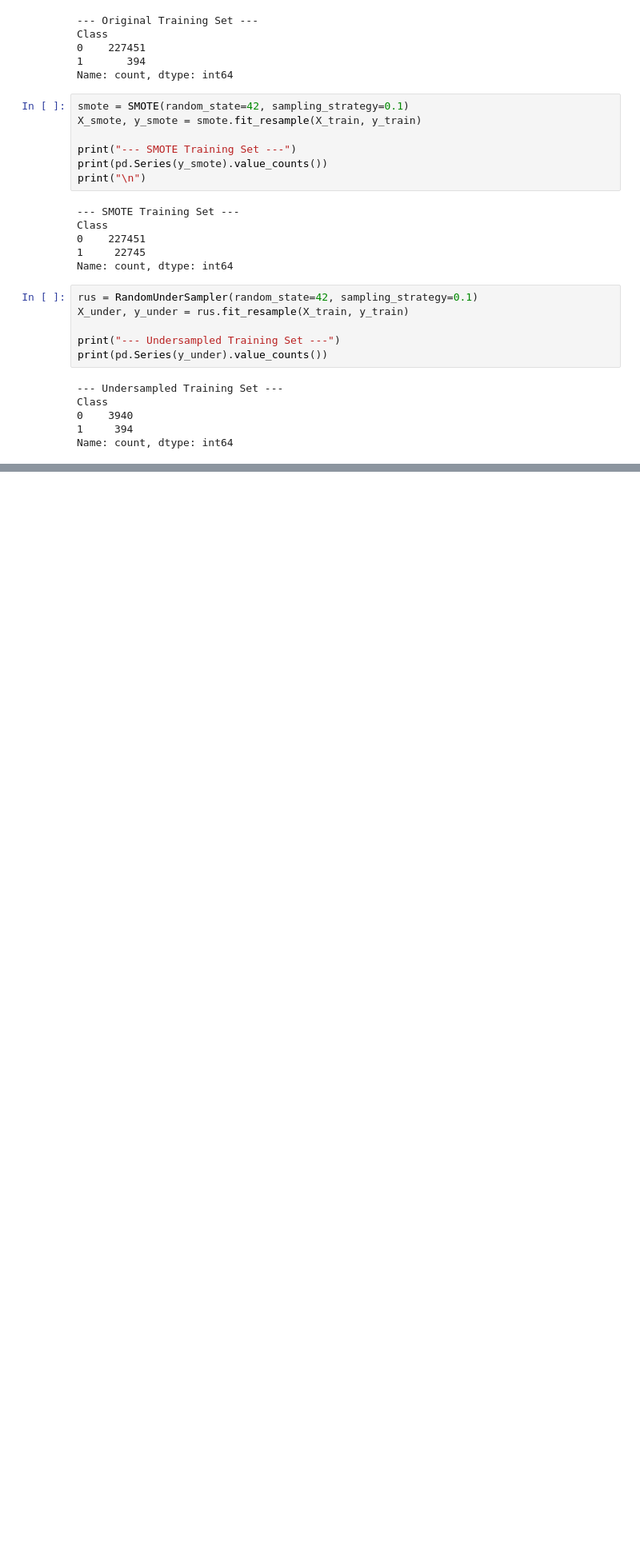
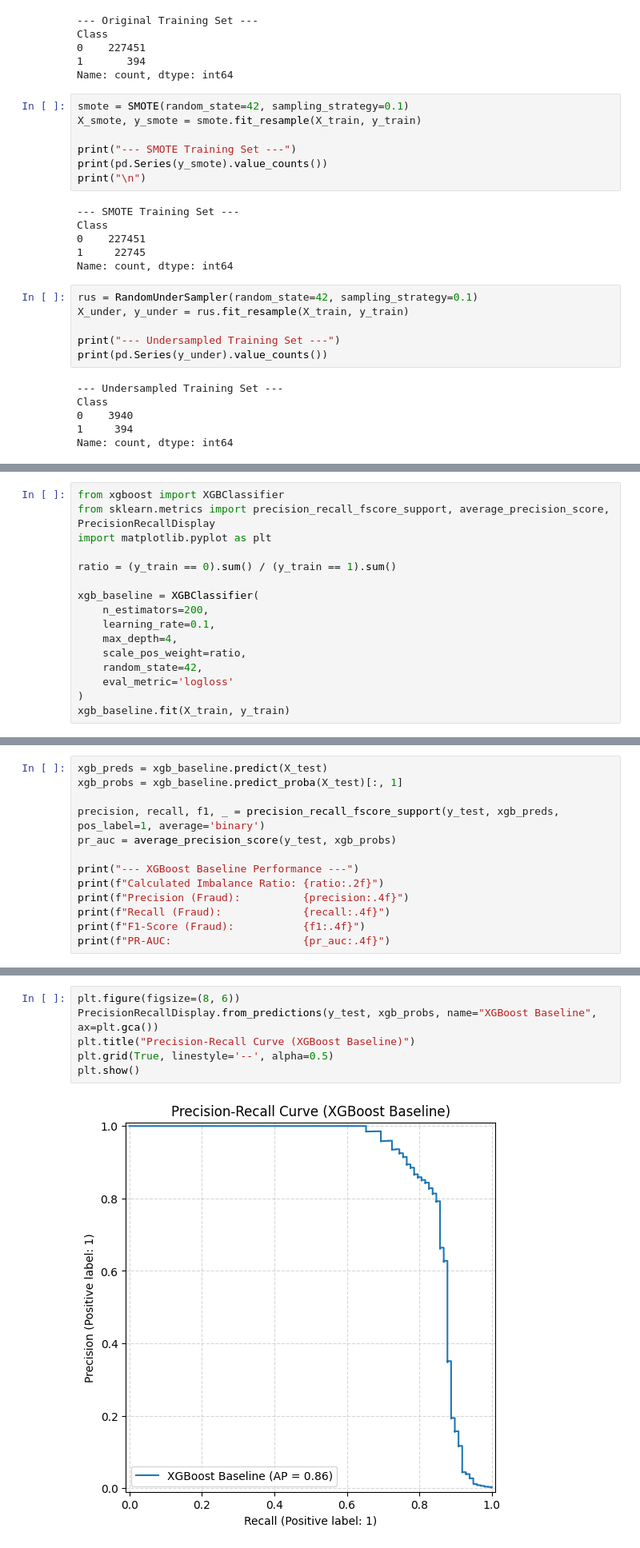
Before and after one commit to Parth-M-M/Rnw, a Jupyter notebook: algorithms/Superviced learning/practical exam/practicalexam.ipynb, the cells around one changed output, grey strips where cells are left out. Shown at 80% size. Saved outputs shown, nothing was run; the diff lists cells and outputs as text; blank space fills up the shorter version.

```diff
--- a/algorithms/Superviced learning/practical exam/practicalexam.ipynb
+++ b/algorithms/Superviced learning/practical exam/practicalexam.ipynb
@@ -291,0 +359,16 @@ Undersampled                   0.3398  0.8878    0.4915  0.7456
+# %%
+from xgboost import XGBClassifier
+from sklearn.metrics import precision_recall_fscore_support, average_precision_score, PrecisionRecallDisplay
+import matplotlib.pyplot as plt
+
+ratio = (y_train == 0).sum() / (y_train == 1).sum()
+
+xgb_baseline = XGBClassifier(
+    n_estimators=200,
+    learning_rate=0.1,
+    max_depth=4,
+    scale_pos_weight=ratio,
+    random_state=42,
+    eval_metric='logloss'
+)
+xgb_baseline.fit(X_train, y_train)
@@ -291,0 +388,13 @@ Undersampled                   0.3398  0.8878    0.4915  0.7456
+# %%
+xgb_preds = xgb_baseline.predict(X_test)
+xgb_probs = xgb_baseline.predict_proba(X_test)[:, 1]
+
+precision, recall, f1, _ = precision_recall_fscore_support(y_test, xgb_preds, pos_label=1, average='binary')
+pr_auc = average_precision_score(y_test, xgb_probs)
+
+print("--- XGBoost Baseline Performance ---")
+print(f"Calculated Imbalance Ratio: {ratio:.2f}")
+print(f"Precision (Fraud):          {precision:.4f}")
+print(f"Recall (Fraud):             {recall:.4f}")
+print(f"F1-Score (Fraud):           {f1:.4f}")
+print(f"PR-AUC:                     {pr_auc:.4f}")
@@ -291,0 +408,8 @@ Undersampled                   0.3398  0.8878    0.4915  0.7456
+# %%
+plt.figure(figsize=(8, 6))
+PrecisionRecallDisplay.from_predictions(y_test, xgb_probs, name="XGBoost Baseline", ax=plt.gca())
+plt.title("Precision-Recall Curve (XGBoost Baseline)")
+plt.grid(True, linestyle='--', alpha=0.5)
+plt.show()
+# %% [output]
+[figure, added]
```
Also changed, not shown: parts of 17 cells of this notebook.
